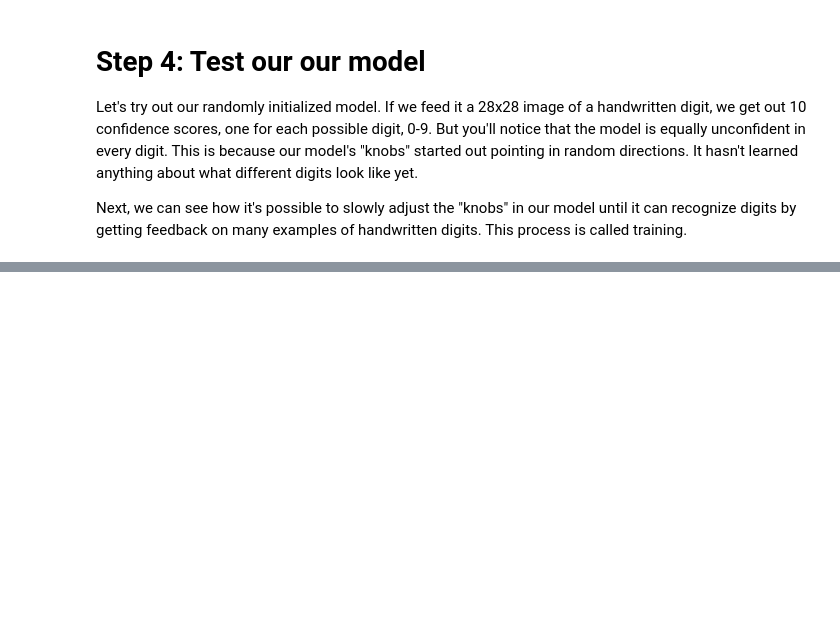
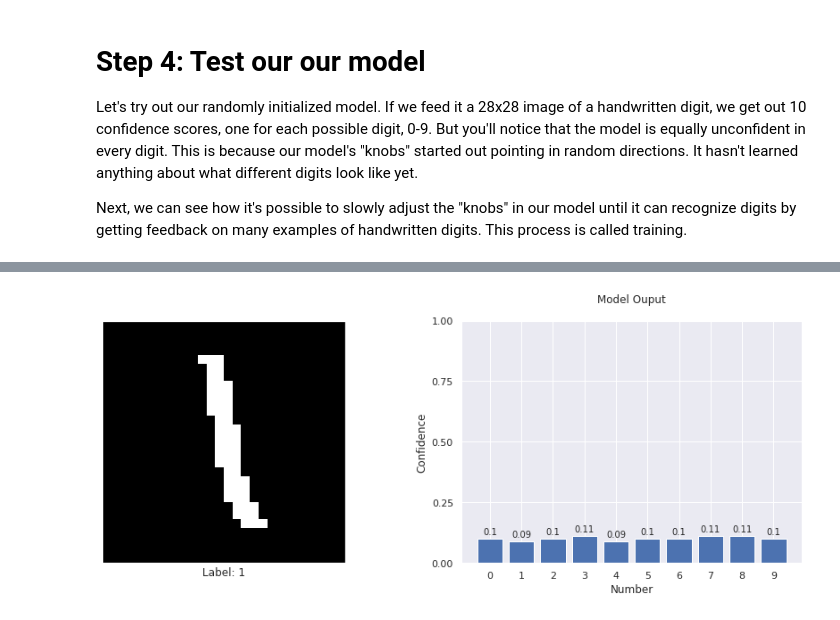
Before and after one commit to deokdecef44cnsnddos9ndam/ml-security, a Jupyter notebook: ai_for_streetfighters.ipynb, the cells around one changed output, grey strips where cells are left out. Drawn from its saved outputs; the diff is of its cells as text; code cells hidden in the pictures; blank space fills up the shorter version.

```diff
--- a/ai_for_streetfighters.ipynb
+++ b/ai_for_streetfighters.ipynb
@@ -43,0 +47,3 @@ model = model.to(device)
+# %%
+model = mlsec.mnist.build_model(device)
+model
@@ -326,0 +101,23 @@ show_example_inference(None)
+# %%
+#@markdown Lets run it through the model...
+example_button = widgets.Button(description="Get Another")
+example_img = None
+example_label = None
+
+def view_random_inference(*args, **kwargs):
+  plt.close()
+  idisplay.clear_output(wait=True)
+  rand_idx = np.random.choice(len(examples))
+  global example_img
+  global example_label
+  example_img = examples[rand_idx].unsqueeze(0)
+  example_label = example_labels[rand_idx]
+
+  probs = model(example_img.cuda()).cpu()
+  mlsec.plots.example(example_img, probs, example_label)
+  idisplay.display(example_button)
+
+example_button.on_click(view_random_inference)
+
+view_random_inference()
+# %% [output]
@@ -326,0 +125 @@ show_example_inference(None)
+[figure, added]
```
Also changed, not shown: parts of 102 cells of this notebook.
